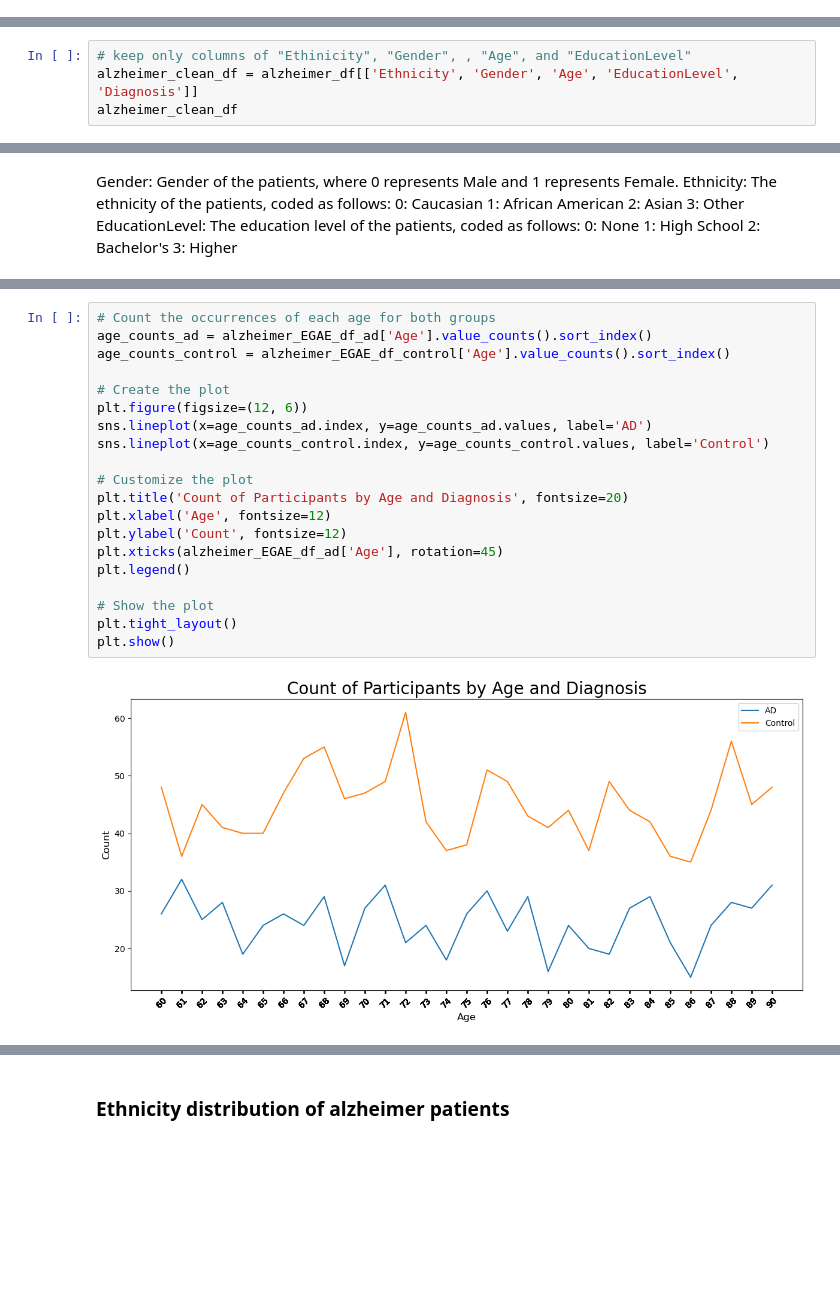
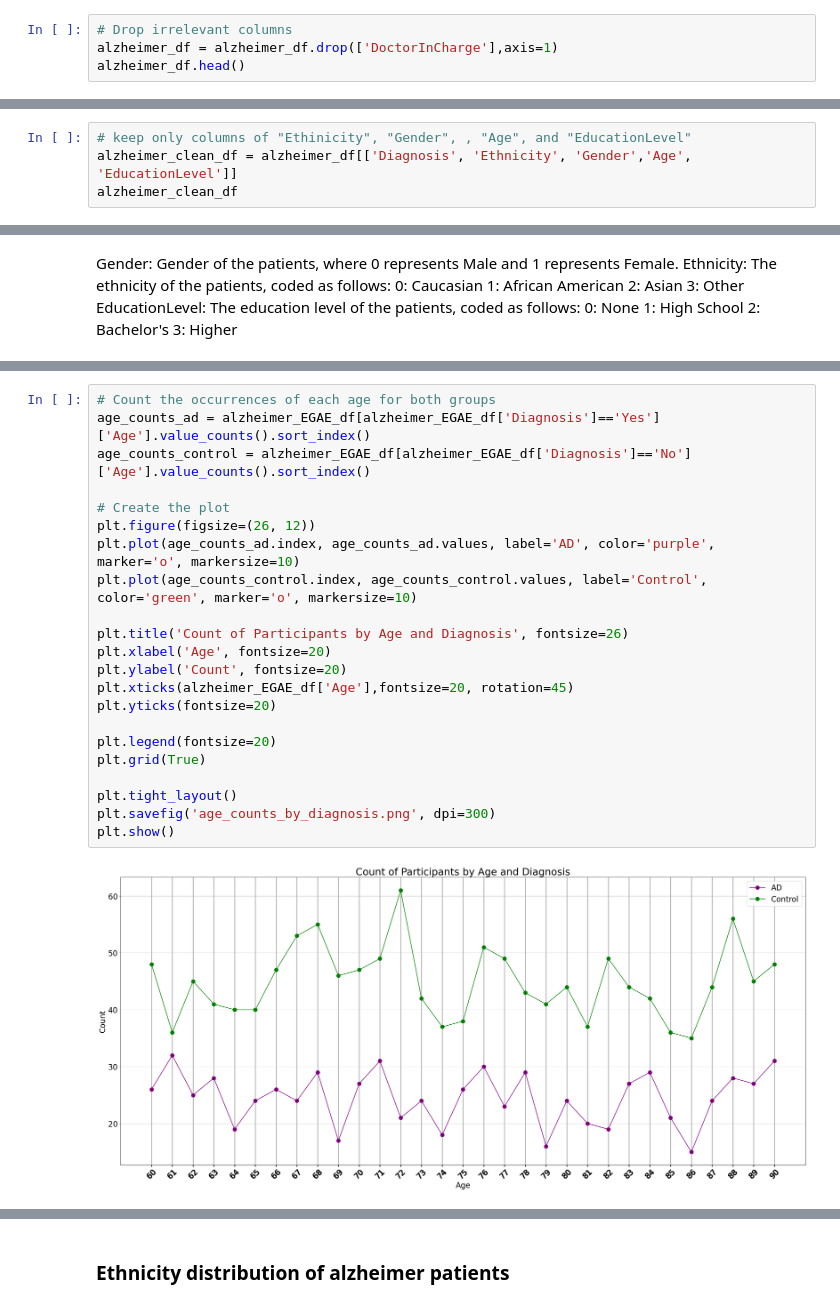
Before and after one commit to Project-4-Team-2/Project-4-Team-2, a Jupyter notebook: alzheimer_analysis_EDA_Visual.ipynb, the cells around one changed output, grey strips where cells are left out. Saved outputs shown, nothing was run; the diff lists cells and outputs as text; blank space fills up the shorter version.

```diff
--- a/alzheimer_analysis_EDA_Visual.ipynb
+++ b/alzheimer_analysis_EDA_Visual.ipynb
@@ -57,3 +64,7 @@ duplicate = alzheimer_df[alzheimer_df.duplicated()]
 print("Duplicate Rows:", len(duplicate), "\n")
 # %% [output]
 Duplicate Rows: 0
+# %%
+# Drop irrelevant columns
+alzheimer_df = alzheimer_df.drop(['DoctorInCharge'],axis=1)
+alzheimer_df.head()
@@ -117,6 +166,6 @@ Diagnosis
 Name: count, dtype: int64
 # %%
 # keep only columns of "Ethinicity", "Gender", , "Age", and "EducationLevel"
-alzheimer_clean_df = alzheimer_df[['Ethnicity', 'Gender', 'Age', 'EducationLevel', 'Diagnosis']]
+alzheimer_clean_df = alzheimer_df[['Diagnosis', 'Ethnicity', 'Gender','Age', 'EducationLevel']]
 alzheimer_clean_df
 # %% [output]
@@ -245,22 +279,24 @@ alzheimer_EGAE_df_control.head()
 # %%
 # Count the occurrences of each age for both groups
-age_counts_ad = alzheimer_EGAE_df_ad['Age'].value_counts().sort_index()
-age_counts_control = alzheimer_EGAE_df_control['Age'].value_counts().sort_index()
+age_counts_ad = alzheimer_EGAE_df[alzheimer_EGAE_df['Diagnosis']=='Yes']['Age'].value_counts().sort_index()
+age_counts_control = alzheimer_EGAE_df[alzheimer_EGAE_df['Diagnosis']=='No']['Age'].value_counts().sort_index()
 
 # Create the plot
-plt.figure(figsize=(12, 6))
-sns.lineplot(x=age_counts_ad.index, y=age_counts_ad.values, label='AD')
-sns.lineplot(x=age_counts_control.index, y=age_counts_control.values, label='Control')
+plt.figure(figsize=(26, 12))
+plt.plot(age_counts_ad.index, age_counts_ad.values, label='AD', color='purple', marker='o', markersize=10)
+plt.plot(age_counts_control.index, age_counts_control.values, label='Control', color='green', marker='o', markersize=10)
 
-# Customize the plot
-plt.title('Count of Participants by Age and Diagnosis', fontsize=20)
-plt.xlabel('Age', fontsize=12)
-plt.ylabel('Count', fontsize=12)
-plt.xticks(alzheimer_EGAE_df_ad['Age'], rotation=45)
-plt.legend()
+plt.title('Count of Participants by Age and Diagnosis', fontsize=26)
+plt.xlabel('Age', fontsize=20)
+plt.ylabel('Count', fontsize=20)
+plt.xticks(alzheimer_EGAE_df['Age'],fontsize=20, rotation=45)
+plt.yticks(fontsize=20)
 
-# Show the plot
+plt.legend(fontsize=20)
+plt.grid(True)
+
 plt.tight_layout()
+plt.savefig('age_counts_by_diagnosis.png', dpi=300)
 plt.show()
 # %% [output]
-[figure, old version]
+[figure, new version]
```
Also changed, not shown: parts of 75 cells of this notebook.
